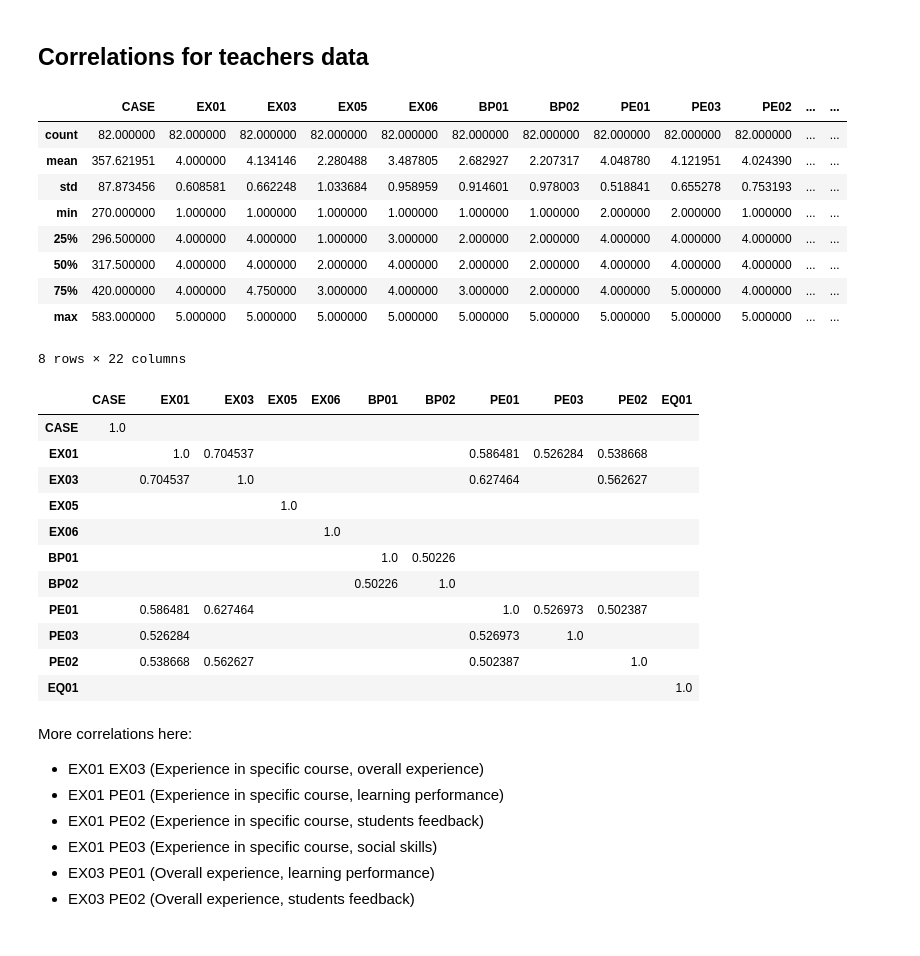
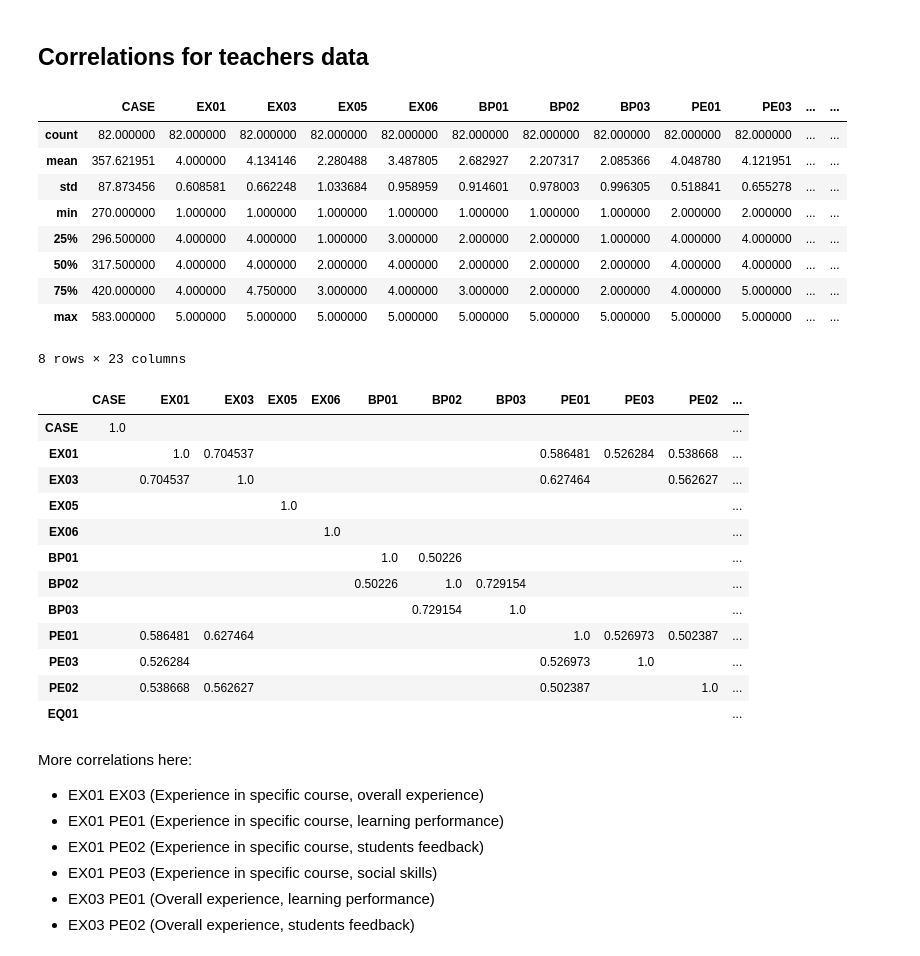
Before and after one commit to lerastromtsova/pair-programming-equity, a Jupyter notebook: Research.ipynb, the cells around one changed output. Saved outputs shown, nothing was run; the diff lists cells and outputs as text; code cells hidden in the pictures.

```diff
--- a/Research.ipynb
+++ b/Research.ipynb
@@ -620,6 +620,23 @@ for key, item in likert_responses_students.items():
     for i in range(len(item)):
         likert_responses_students_upd[key][item[i]] = i+1
 
+other_responses_students = {
+    'BP01': {"I expressed my ideas way more often than my partner.": 5,
+             "I expressed my ideas slightly more often than my partner.": 3,
+             "Both me and my partner expressed their ideas equally often.": 1,
+             "My partner expressed their ideas slightly more often than me.": 3,
+             "My partner expressed their ideas way more often than me.": 5},
+    'BP02': {"Yes, we have both been sticking to our roles.": 1,
+             "No, my partner sometimes took my role.": 3,
+             "No, I sometimes took the role of my partner.": 3,
+             "No, we both did something that was not prescribed by our roles.": 1}
+}
+for key, item in other_responses_students.items():
+    likert_responses_students_upd[key] = {}
+    for k, i in item.items():
+        likert_responses_students_upd[key][k] = i
+
+
 likert_responses_students = likert_responses_students_upd
 
 survey_students_encoded = survey_students_finished.replace(likert_responses_students)
@@ -693,59 +710,62 @@ likert_responses_teachers = {
     'EX03': ["Very negative", "Negative", "Neutral", "Positive", "Very positive"],
 #     CS pre-experience of students
     'EX05': ['Novice', 'Advanced Beginner', 'Competent', 'Proficient', 'Expert'],
 # Knowing the partner
     'EX06': ["Not at all", "Rather not well", "Neutral", "Rather well", "Very well"],
 # Domination
     'BP01': ["I have never seen such cases", "There were few such cases", "50% of pairs had patterns of domination, the other ones didn’t", "There were many such cases", "All pairs showed patterns of domination"],
 # Role switching
     'BP02': ["I have seen no such cases", "There were few such cases", "50% of pairs had patterns of role switching, the other ones didn’t", "There were many such cases", "All pairs showed patterns of role switching"],
+# Acknowledgment
+    'BP03': ["I have seen no such cases", "There were few such cases", "50% of pairs had patterns of role switching, the other ones didn’t", "There were many such cases", "All pairs showed appreciation of their partners"],
 #     Learning performance
     'PE01': ['Very negative influence', 'Negative influence', 'Neutral influence', 'Positive influence', 'Very positive influence'],
 #     Students feedback
     'PE02': ["Very negative feedback", "Negative feedback", "Neutral feedback", "Positive feedback", "Very positive feedback"],
 #     Social performance
     'PE03': ['Very negative influence', 'Negative influence', 'Neutral influence', 'Positive influence','Very positive influence'],
 #     Equity support
     'EQ01': ['Not at all', 'A bit', 'Neither supportive, nor unsupportive', 'Supportive','Extremely supportive']
 }
 
 likert_responses_teachers_upd = {}
 for key, item in likert_responses_teachers.items():
     likert_responses_teachers_upd[key] = {}
     for i in range(len(item)):
         likert_responses_teachers_upd[key][item[i]] = i+1
 
 likert_responses_teachers = likert_responses_teachers_upd
 
 survey_teachers_encoded = survey_teachers_finished.replace(likert_responses_teachers)
 survey_teachers_encoded.describe()
 # %% [output]
-|  | CASE | EX01 | EX03 | EX05 | EX06 | BP01 | BP02 | PE01 | PE03 | PE02 | ... | ... |
+|  | CASE | EX01 | EX03 | EX05 | EX06 | BP01 | BP02 | BP03 | PE01 | PE03 | ... | ... |
 | count | 82.000000 | 82.000000 | 82.000000 | 82.000000 | 82.000000 | 82.000000 | 82.000000 | 82.000000 | 82.000000 | 82.000000 | ... | ... |
-| mean | 357.621951 | 4.000000 | 4.134146 | 2.280488 | 3.487805 | 2.682927 | 2.207317 | 4.048780 | 4.121951 | 4.024390 | ... | ... |
-| std | 87.873456 | 0.608581 | 0.662248 | 1.033684 | 0.958959 | 0.914601 | 0.978003 | 0.518841 | 0.655278 | 0.753193 | ... | ... |
-| min | 270.000000 | 1.000000 | 1.000000 | 1.000000 | 1.000000 | 1.000000 | 1.000000 | 2.000000 | 2.000000 | 1.000000 | ... | ... |
-| 25% | 296.500000 | 4.000000 | 4.000000 | 1.000000 | 3.000000 | 2.000000 | 2.000000 | 4.000000 | 4.000000 | 4.000000 | ... | ... |
-| 50% | 317.500000 | 4.000000 | 4.000000 | 2.000000 | 4.000000 | 2.000000 | 2.000000 | 4.000000 | 4.000000 | 4.000000 | ... | ... |
-| 75% | 420.000000 | 4.000000 | 4.750000 | 3.000000 | 4.000000 | 3.000000 | 2.000000 | 4.000000 | 5.000000 | 4.000000 | ... | ... |
+| mean | 357.621951 | 4.000000 | 4.134146 | 2.280488 | 3.487805 | 2.682927 | 2.207317 | 2.085366 | 4.048780 | 4.121951 | ... | ... |
+| std | 87.873456 | 0.608581 | 0.662248 | 1.033684 | 0.958959 | 0.914601 | 0.978003 | 0.996305 | 0.518841 | 0.655278 | ... | ... |
+| min | 270.000000 | 1.000000 | 1.000000 | 1.000000 | 1.000000 | 1.000000 | 1.000000 | 1.000000 | 2.000000 | 2.000000 | ... | ... |
+| 25% | 296.500000 | 4.000000 | 4.000000 | 1.000000 | 3.000000 | 2.000000 | 2.000000 | 1.000000 | 4.000000 | 4.000000 | ... | ... |
+| 50% | 317.500000 | 4.000000 | 4.000000 | 2.000000 | 4.000000 | 2.000000 | 2.000000 | 2.000000 | 4.000000 | 4.000000 | ... | ... |
+| 75% | 420.000000 | 4.000000 | 4.750000 | 3.000000 | 4.000000 | 3.000000 | 2.000000 | 2.000000 | 4.000000 | 5.000000 | ... | ... |
 | max | 583.000000 | 5.000000 | 5.000000 | 5.000000 | 5.000000 | 5.000000 | 5.000000 | 5.000000 | 5.000000 | 5.000000 | ... | ... |
-8 rows × 22 columns
+8 rows × 23 columns
 # %%
 correlations_teachers = survey_teachers_encoded.corr()
 correlations_teachers[abs(correlations_teachers) >= 0.5].iloc[:, :-11][:-11].fillna("")
 # %% [output]
-|  | CASE | EX01 | EX03 | EX05 | EX06 | BP01 | BP02 | PE01 | PE03 | PE02 | EQ01 |
-| CASE | 1.0 |  |  |  |  |  |  |  |  |  |  |
-| EX01 |  | 1.0 | 0.704537 |  |  |  |  | 0.586481 | 0.526284 | 0.538668 |  |
-| EX03 |  | 0.704537 | 1.0 |  |  |  |  | 0.627464 |  | 0.562627 |  |
-| EX05 |  |  |  | 1.0 |  |  |  |  |  |  |  |
-| EX06 |  |  |  |  | 1.0 |  |  |  |  |  |  |
-| BP01 |  |  |  |  |  | 1.0 | 0.50226 |  |  |  |  |
-| BP02 |  |  |  |  |  | 0.50226 | 1.0 |  |  |  |  |
-| PE01 |  | 0.586481 | 0.627464 |  |  |  |  | 1.0 | 0.526973 | 0.502387 |  |
-| PE03 |  | 0.526284 |  |  |  |  |  | 0.526973 | 1.0 |  |  |
-| PE02 |  | 0.538668 | 0.562627 |  |  |  |  | 0.502387 |  | 1.0 |  |
-| EQ01 |  |  |  |  |  |  |  |  |  |  | 1.0 |
+|  | CASE | EX01 | EX03 | EX05 | EX06 | BP01 | BP02 | BP03 | PE01 | PE03 | PE02 | ... |
+| CASE | 1.0 |  |  |  |  |  |  |  |  |  |  | ... |
+| EX01 |  | 1.0 | 0.704537 |  |  |  |  |  | 0.586481 | 0.526284 | 0.538668 | ... |
+| EX03 |  | 0.704537 | 1.0 |  |  |  |  |  | 0.627464 |  | 0.562627 | ... |
+| EX05 |  |  |  | 1.0 |  |  |  |  |  |  |  | ... |
+| EX06 |  |  |  |  | 1.0 |  |  |  |  |  |  | ... |
+| BP01 |  |  |  |  |  | 1.0 | 0.50226 |  |  |  |  | ... |
+| BP02 |  |  |  |  |  | 0.50226 | 1.0 | 0.729154 |  |  |  | ... |
+| BP03 |  |  |  |  |  |  | 0.729154 | 1.0 |  |  |  | ... |
+| PE01 |  | 0.586481 | 0.627464 |  |  |  |  |  | 1.0 | 0.526973 | 0.502387 | ... |
+| PE03 |  | 0.526284 |  |  |  |  |  |  | 0.526973 | 1.0 |  | ... |
+| PE02 |  | 0.538668 | 0.562627 |  |  |  |  |  | 0.502387 |  | 1.0 | ... |
+| EQ01 |  |  |  |  |  |  |  |  |  |  |  | ... |
 # %% [markdown]
 More correlations here:
 * EX01 EX03 (Experience in specific course, overall experience)
```
Also changed, not shown: parts of 16 cells of this notebook, 14 other files.
